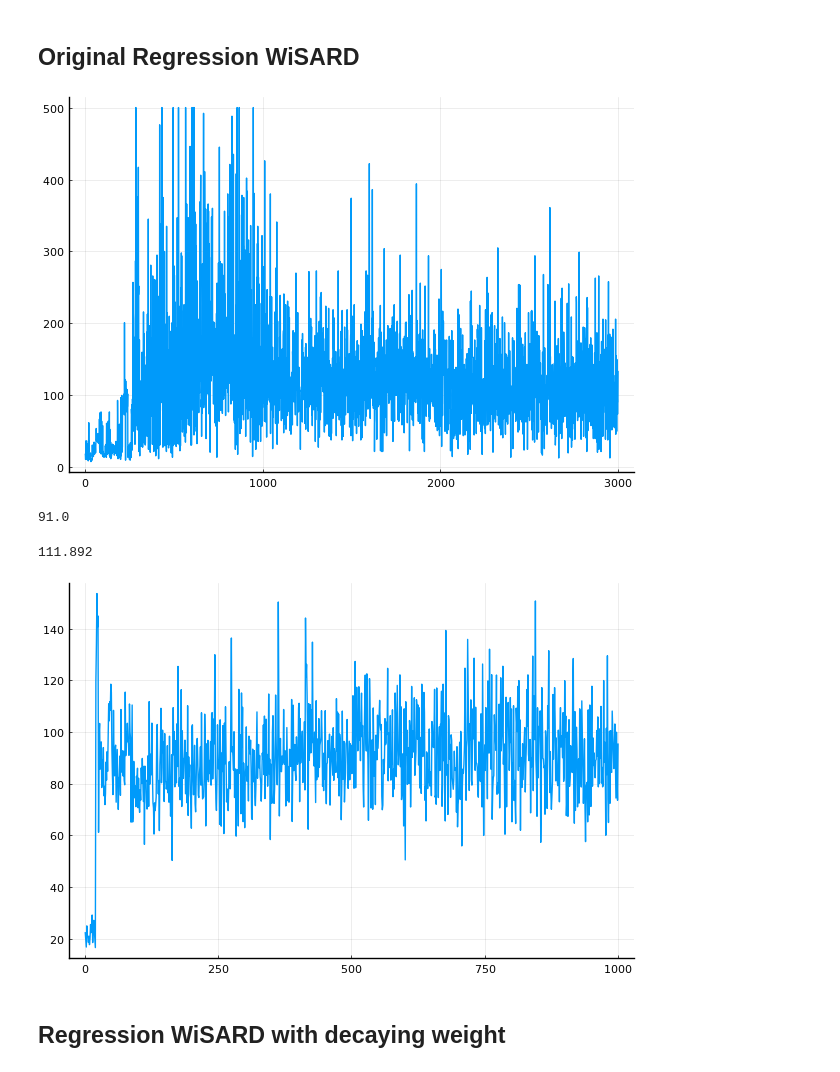
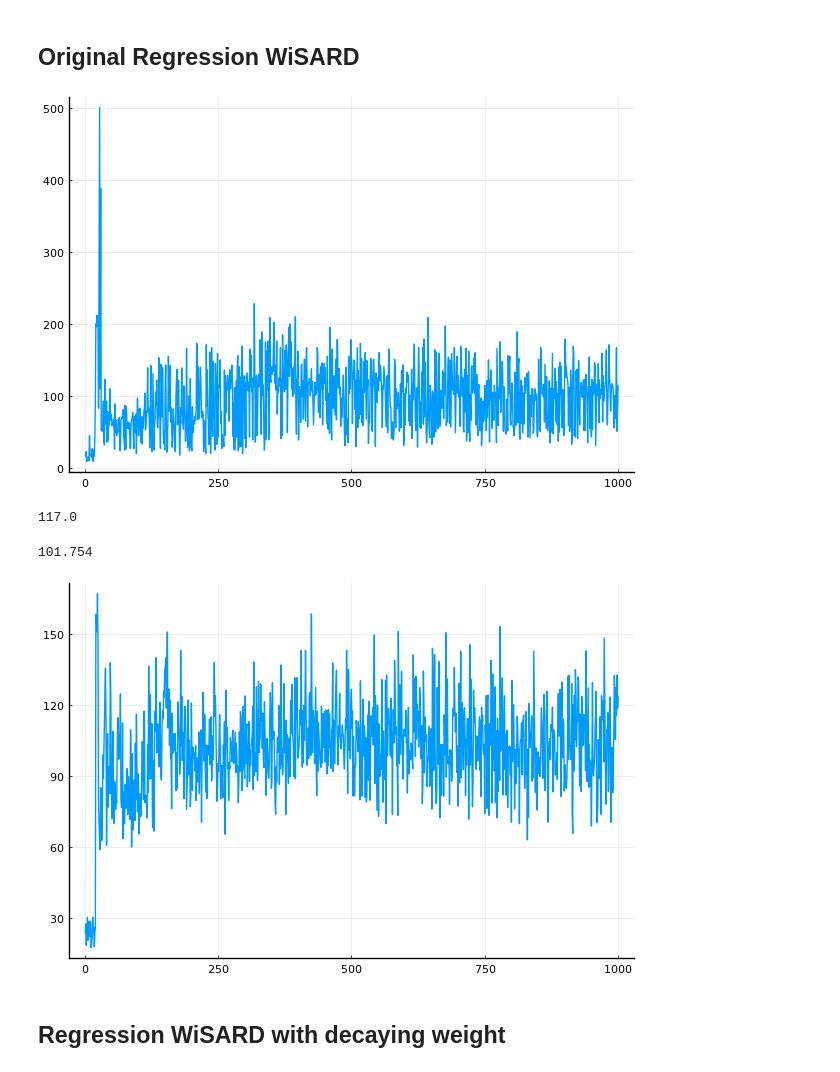
Before and after one commit to RafaelFK/Ramnet.jl, a Jupyter notebook: examples/Cartpole_with_WNN.ipynb, the cells around one changed output. Drawn from its saved outputs; the diff is of its cells as text; code cells hidden in the pictures.

```diff
--- a/examples/Cartpole_with_WNN.ipynb
+++ b/examples/Cartpole_with_WNN.ipynb
@@ -54,8 +54,9 @@ function experiences(states, actions, rewards, last_transitions, gamma)
     return tuples
 end
 
+abstract type AbstractAgent end
 
-struct WisardAgent
+struct WisardAgent <: AbstractAgent
     actions::Vector{Int64}
     size::Int64
     n::Int64
@@ -68,19 +69,45 @@ function WisardAgent(actions, size, n, thermo; γ = 1.0)
     WisardAgent(actions, size, n, γ, thermo, Dict(a => RegressionDiscriminator(size, n; γ) for a in actions))
 end
 
+struct GeneralizedRegressionDiscriminatorAgent <: AbstractAgent
+    actions::Vector{Int64}
+    size::Int64
+    n::Int64
+    α::Float64
+    thermo::Thermometer
+    Q̂::Dict{Int64,GeneralizedRegressionDiscriminator}
+end
+
+function GeneralizedRegressionDiscriminatorAgent(actions, size, n, thermo; α = 1.0)
+    GeneralizedRegressionDiscriminatorAgent(
+        actions,
+        size,
+        n,
+        α,
+        thermo,
+        Dict(a => GeneralizedRegressionDiscriminator(size, n; α) for a in actions)
+    )
+end
+
 function reset!(agent::WisardAgent)
     for (a, _) in agent.Q̂
         agent.Q̂[a] = RegressionDiscriminator(agent.size, agent.n; agent.γ)
     end
 end
 
-function train_agent!(agent::WisardAgent, experiences)
+function reset!(agent::GeneralizedRegressionDiscriminatorAgent)
+   for (a, _) in agent.Q̂
+        agent.Q̂[a] = GeneralizedRegressionDiscriminator(agent.size, agent.n; agent.α)
+    end
+end
+
+function train_agent!(agent::AbstractAgent, experiences)
     for (state, action, target) in experiences
         train!(agent.Q̂[action], encode(agent.thermo, scale_state(state)), target)
     end
 end
 
-function act(agent::WisardAgent, state)
+function act(agent::AbstractAgent, state)
     best_Q = typemin(Float64)
     best_action = 0
     for (action, V̂) in agent.Q̂
@@ -98,7 +125,7 @@ end
 
 struct SimulationLoop
     env::PyObject
-    agent::WisardAgent
+    agent::AbstractAgent
     gamma::Float64
     ϵ::Float64
     exp_batch_size::Int64
@@ -225,30 +252,30 @@ learning_curve (generic function with 1 method)
 # %% [markdown]
 ## Original Regression WiSARD
 # %%
-res = 150
-n = 20
+res = 270
+n = 30
 
 env = gym.make("CartPole-v1")
 thermo = Thermometer(0.0, 1.0, res)
 
 wagent = WisardAgent([0, 1], 4*res, n, thermo; γ = 1.0)
-loop = SimulationLoop(env, wagent, 1.0, 0.06, 20; seed=1)
+loop = SimulationLoop(env, wagent, 1.0, 0.01, 5; seed=1)
 
-cum_rewards = run(loop, 3000, 30)
+cum_rewards = run(loop, 1000, 20)
 
 plot(cum_rewards, legend=false)
 # %% [output]
-[figure, old version]
+[figure, new version]
 # %%
 run_episode(env, wagent; render=true)
 # %% [output]
-91.0
+117.0
 # %%
 mean_cum_reward(env, wagent, 500)
 # %% [output]
-111.892
+101.754
 # %%
-res = 90
+res = 270
 n = 30
 
 results = experiment(
@@ -263,7 +290,7 @@ results = experiment(
 
 learning_curve(results)
 # %% [output]
-[figure, old version]
+[figure, new version]
 # %% [markdown]
 ## Regression WiSARD with decaying weight
 # %%
```
Also changed, not shown: parts of 8 cells of this notebook, 2 other files.
